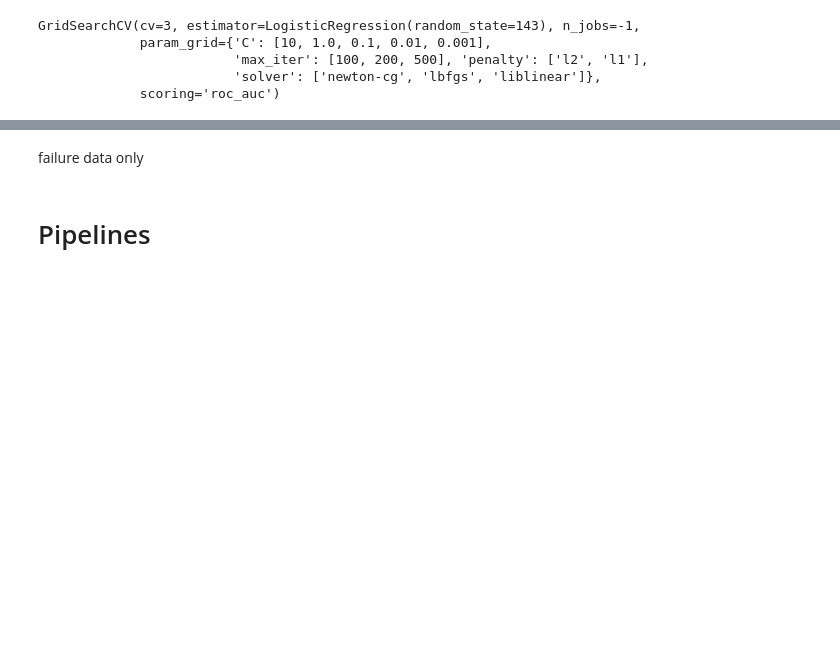
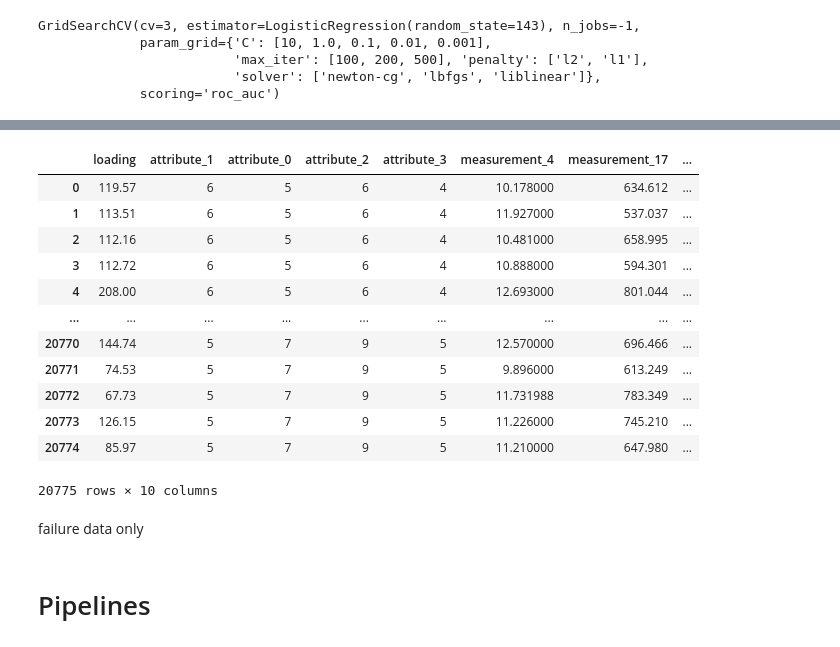
Before and after one commit to indhra/2019, a Jupyter notebook: playgroundseries-aug22.ipynb, the cells around one changed output, grey strips where cells are left out. Saved outputs shown, nothing was run; the diff lists cells and outputs as text; code cells hidden in the pictures; blank space fills up the shorter version.

```diff
--- a/playgroundseries-aug22.ipynb
+++ b/playgroundseries-aug22.ipynb
@@ -1256,4 +1260,20 @@ final
 20775 rows × 2 columns
+# %%
+temps
+# %% [output]
+|  | loading | attribute_1 | attribute_0 | attribute_2 | attribute_3 | measurement_4 | measurement_17 | ... |
+| 0 | 119.57 | 6 | 5 | 6 | 4 | 10.178000 | 634.612 | ... |
+| 1 | 113.51 | 6 | 5 | 6 | 4 | 11.927000 | 537.037 | ... |
+| 2 | 112.16 | 6 | 5 | 6 | 4 | 10.481000 | 658.995 | ... |
+| 3 | 112.72 | 6 | 5 | 6 | 4 | 10.888000 | 594.301 | ... |
+| 4 | 208.00 | 6 | 5 | 6 | 4 | 12.693000 | 801.044 | ... |
+| ... | ... | ... | ... | ... | ... | ... | ... | ... |
+| 20770 | 144.74 | 5 | 7 | 9 | 5 | 12.570000 | 696.466 | ... |
+| 20771 | 74.53 | 5 | 7 | 9 | 5 | 9.896000 | 613.249 | ... |
+| 20772 | 67.73 | 5 | 7 | 9 | 5 | 11.731988 | 783.349 | ... |
+| 20773 | 126.15 | 5 | 7 | 9 | 5 | 11.226000 | 745.210 | ... |
+| 20774 | 85.97 | 5 | 7 | 9 | 5 | 11.210000 | 647.980 | ... |
+20775 rows × 10 columns
 # %% [markdown]
 failure data only
 # %% [markdown]
```
Also changed, not shown: parts of 8 cells of this notebook.
